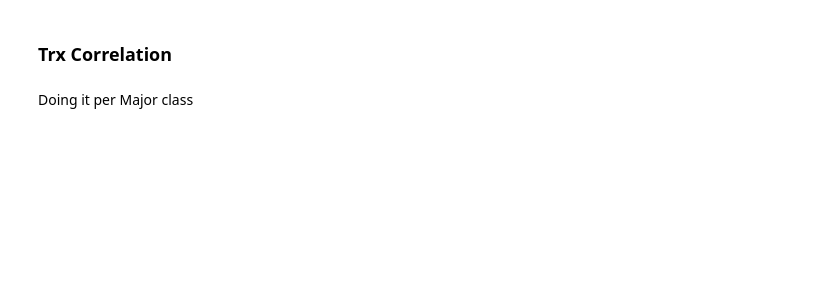
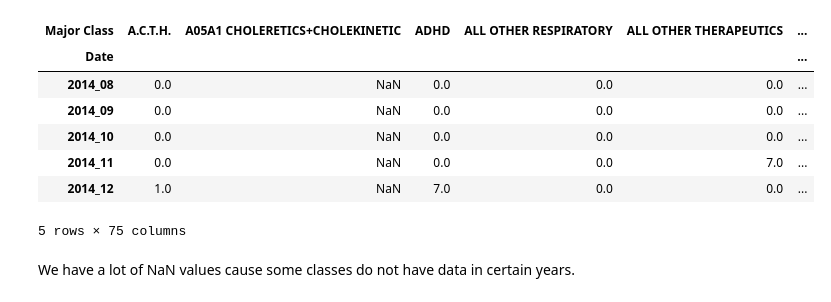
Before and after one commit to pauldoan/CBS_Nephron, a Jupyter notebook: Correlations/Correlation.ipynb, the cells around one changed output. Drawn from its saved outputs; the diff is of its cells as text; code cells hidden in the pictures; blank space fills up the shorter version.

```diff
--- a/Correlations/Correlation.ipynb
+++ b/Correlations/Correlation.ipynb
@@ -23,4 +113,0 @@ df = df[df.Year != 2020]
-# %% [markdown]
-### Trx Correlation
-# %% [markdown]
-Doing it per Major class
@@ -32,0 +114,15 @@ trx_corr.head()
+# %%
+# Creating a table containing total number of price changes (sum) from month to month for each drug class called changed
+changed = df.groupby(['Major Class', 'Date']).Changed.sum().unstack().transpose().copy()
+changed.head()
+# %% [output]
+| Major Class | A.C.T.H. | A05A1 CHOLERETICS+CHOLEKINETIC | ADHD | ALL OTHER RESPIRATORY | ALL OTHER THERAPEUTICS | ... |
+| Date |  |  |  |  |  | ... |
+| 2014_08 | 0.0 | NaN | 0.0 | 0.0 | 0.0 | ... |
+| 2014_09 | 0.0 | NaN | 0.0 | 0.0 | 0.0 | ... |
+| 2014_10 | 0.0 | NaN | 0.0 | 0.0 | 0.0 | ... |
+| 2014_11 | 0.0 | NaN | 0.0 | 0.0 | 7.0 | ... |
+| 2014_12 | 1.0 | NaN | 7.0 | 0.0 | 0.0 | ... |
+5 rows × 75 columns
+# %% [markdown]
+We have a lot of NaN values cause some classes do not have data in certain years.
```
Also changed, not shown: parts of 26 cells of this notebook, 24 other files.
